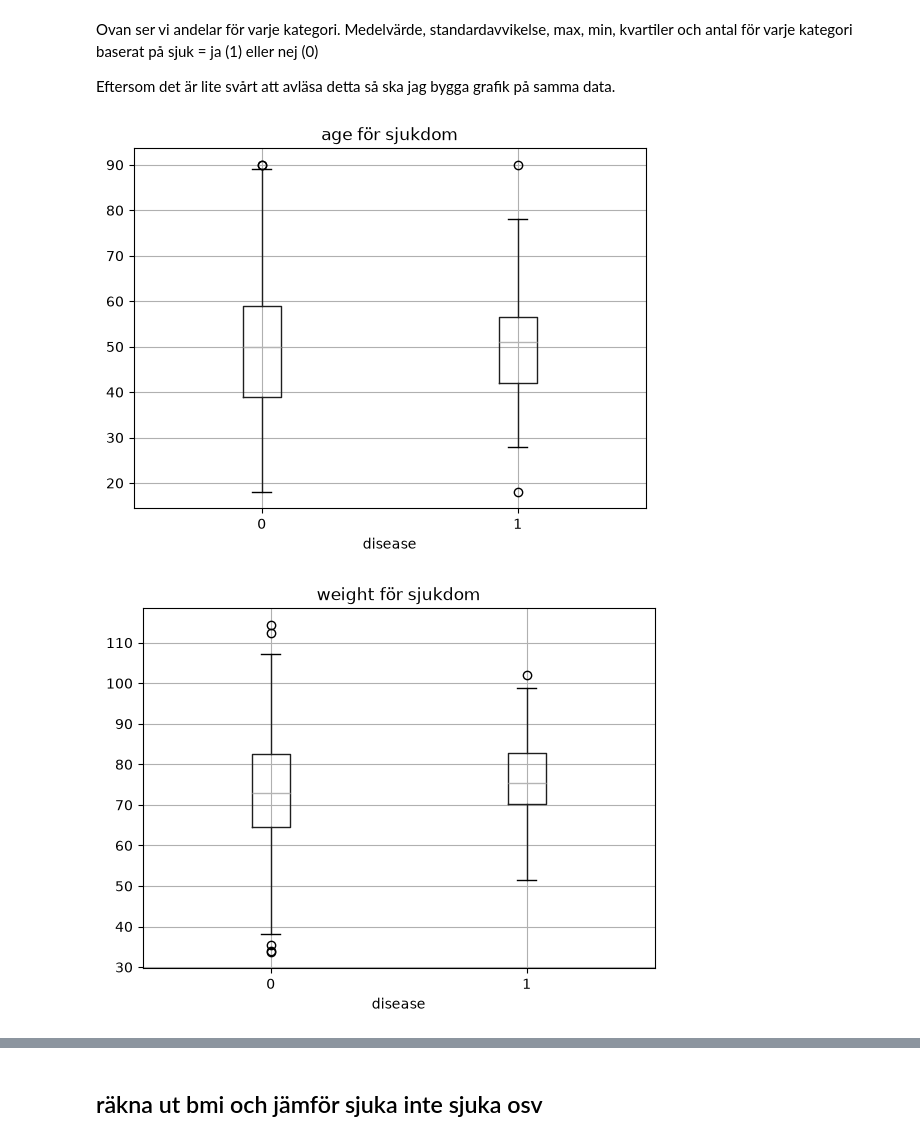
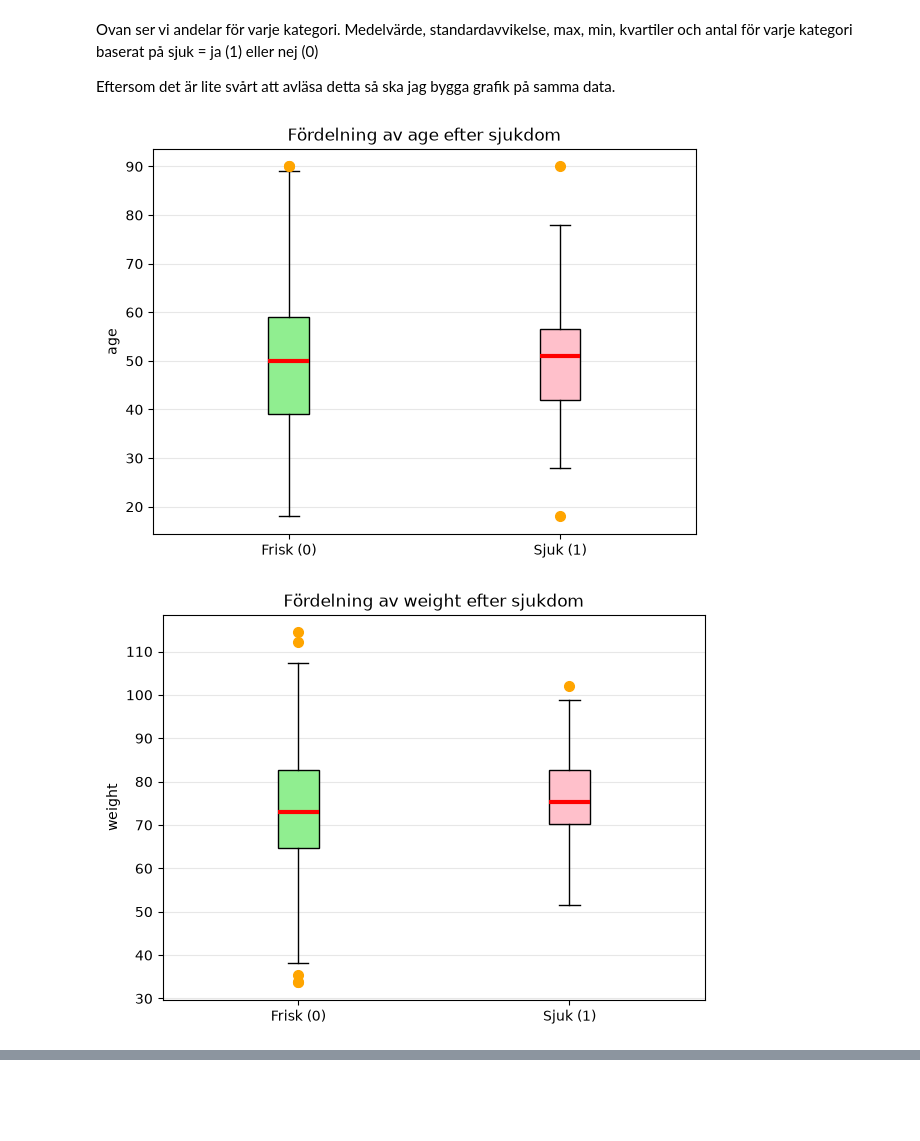
Before and after one commit to mattiasscientist/part1-examination, a Jupyter notebook: notebooks/part1notebook.ipynb, the cells around one changed output, grey strips where cells are left out. Drawn from its saved outputs; the diff is of its cells as text; code cells hidden in the pictures; blank space fills up the shorter version.

Commit message:
diagram klara, bmi klar

```diff
--- a/notebooks/part1notebook.ipynb
+++ b/notebooks/part1notebook.ipynb
@@ -247,11 +255,39 @@ Eftersom det är lite svårt att avläsa detta så ska jag bygga grafik på samm
 # %%
 columns = ["age", "weight", "height", "systolic_bp", "cholesterol"]
 
 for col in columns:
-    df.boxplot(column=col, by="disease")
-    plt.title(f"{col} för sjukdom")
-    plt.suptitle("")
-    plt.show
+    healthy = disease_no[col]
+    sick = disease_yes[col]
+
+    plt.figure(figsize=(7,5))
+
+    box = plt.boxplot(
+        [healthy, sick],
+        tick_labels=["Frisk (0)", "Sjuk (1)"],
+        patch_artist=True,
+
+        boxprops=dict(facecolor="lightblue", color="black"),
+        medianprops=dict(color="red", linewidth=3),
+        whiskerprops=dict(color="black"),
+        flierprops=dict(
+            marker="o",
+            markerfacecolor="orange",
+            markeredgecolor="orange",
+            markersize=7
+        )
+    )
+
+    colors = ["lightgreen", "pink"]
+
+    for patch, color in zip(box["boxes"], colors):
+        patch.set_facecolor(color)
+        patch.set_edgecolor("black")
+
+    plt.title(f"Fördelning av {col} efter sjukdom")
+    plt.ylabel(col)
+    plt.grid(axis="y", alpha=0.3)
+
+    plt.show()
 # %% [output]
-[figure, old version]
+[figure, new version]
-[figure, old version]
+[figure, new version]
@@ -261,2 +296,0 @@ for col in columns:
-# %% [markdown]
-## räkna ut bmi och jämför sjuka inte sjuka osv
```
Also changed, not shown: parts of 9 cells of this notebook.
